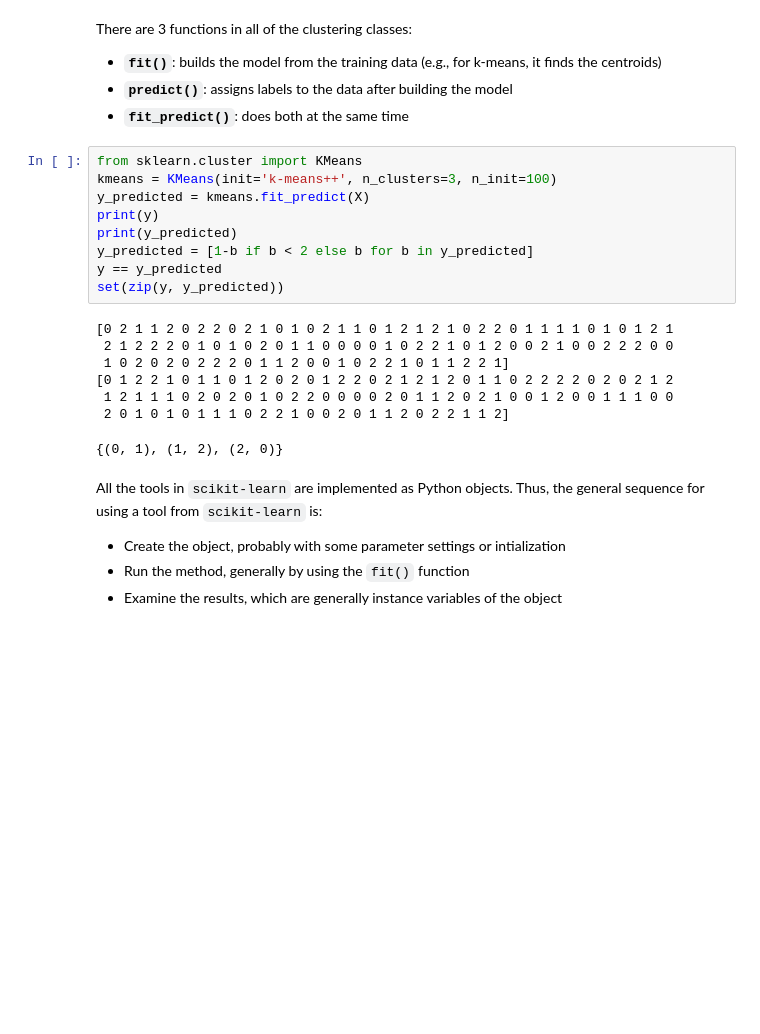
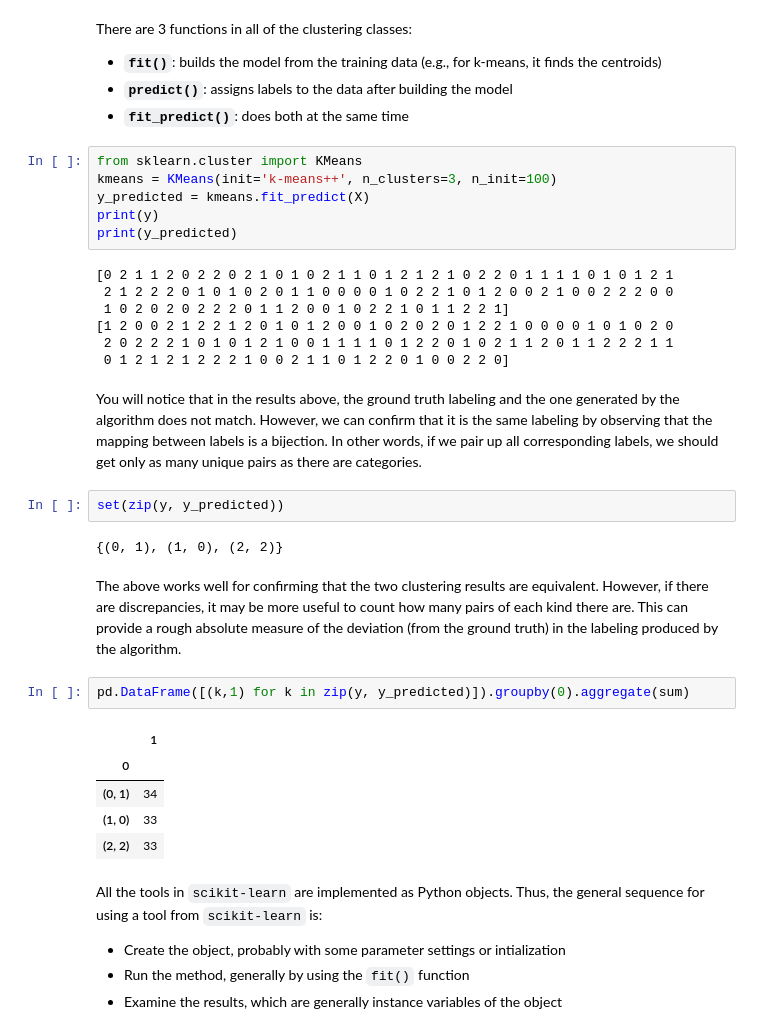
Before and after one commit to lapets/course-data-science, a Jupyter notebook: lecture-2018-10-02.ipynb, the cells around one changed output. Cells and saved outputs as stored; diff of their text form; blank space fills up the shorter version.

```diff
--- a/lecture-2018-10-02.ipynb
+++ b/lecture-2018-10-02.ipynb
@@ -305,17 +331,29 @@ kmeans = KMeans(init='k-means++', n_clusters=3, n_init=100)
 y_predicted = kmeans.fit_predict(X)
 print(y)
 print(y_predicted)
-y_predicted = [1-b if b < 2 else b for b in y_predicted]
-y == y_predicted
-set(zip(y, y_predicted))
 # %% [output]
 [0 2 1 1 2 0 2 2 0 2 1 0 1 0 2 1 1 0 1 2 1 2 1 0 2 2 0 1 1 1 1 0 1 0 1 2 1
  2 1 2 2 2 0 1 0 1 0 2 0 1 1 0 0 0 0 1 0 2 2 1 0 1 2 0 0 2 1 0 0 2 2 2 0 0
  1 0 2 0 2 0 2 2 2 0 1 1 2 0 0 1 0 2 2 1 0 1 1 2 2 1]
-[0 1 2 2 1 0 1 1 0 1 2 0 2 0 1 2 2 0 2 1 2 1 2 0 1 1 0 2 2 2 2 0 2 0 2 1 2
- 1 2 1 1 1 0 2 0 2 0 1 0 2 2 0 0 0 0 2 0 1 1 2 0 2 1 0 0 1 2 0 0 1 1 1 0 0
- 2 0 1 0 1 0 1 1 1 0 2 2 1 0 0 2 0 1 1 2 0 2 2 1 1 2]
+[1 2 0 0 2 1 2 2 1 2 0 1 0 1 2 0 0 1 0 2 0 2 0 1 2 2 1 0 0 0 0 1 0 1 0 2 0
+ 2 0 2 2 2 1 0 1 0 1 2 1 0 0 1 1 1 1 0 1 2 2 0 1 0 2 1 1 2 0 1 1 2 2 2 1 1
+ 0 1 2 1 2 1 2 2 2 1 0 0 2 1 1 0 1 2 2 0 1 0 0 2 2 0]
-{(0, 1), (1, 2), (2, 0)}
+# %% [markdown]
+You will notice that in the results above, the ground truth labeling and the one generated by the algorithm does not match. However, we can confirm that it is the same labeling by observing that the mapping between labels is a bijection. In other words, if we pair up all corresponding labels, we should get only as many unique pairs as there are categories.
+# %%
+set(zip(y, y_predicted))
+# %% [output]
+{(0, 1), (1, 0), (2, 2)}
+# %% [markdown]
+The above works well for confirming that the two clustering results are equivalent. However, if there are discrepancies, it may be more useful to count how many pairs of each kind there are. This can provide a rough absolute measure of the deviation (from the ground truth) in the labeling produced by the algorithm.
+# %%
+pd.DataFrame([(k,1) for k in zip(y, y_predicted)]).groupby(0).aggregate(sum)
+# %% [output]
+|  | 1 |
+| 0 |  |
+| (0, 1) | 34 |
+| (1, 0) | 33 |
+| (2, 2) | 33 |
 # %% [markdown]
 All the tools in `scikit-learn` are implemented as Python objects. Thus, the general sequence for using a tool from `scikit-learn` is:
 
```
Also changed, not shown: parts of 4 cells of this notebook.
